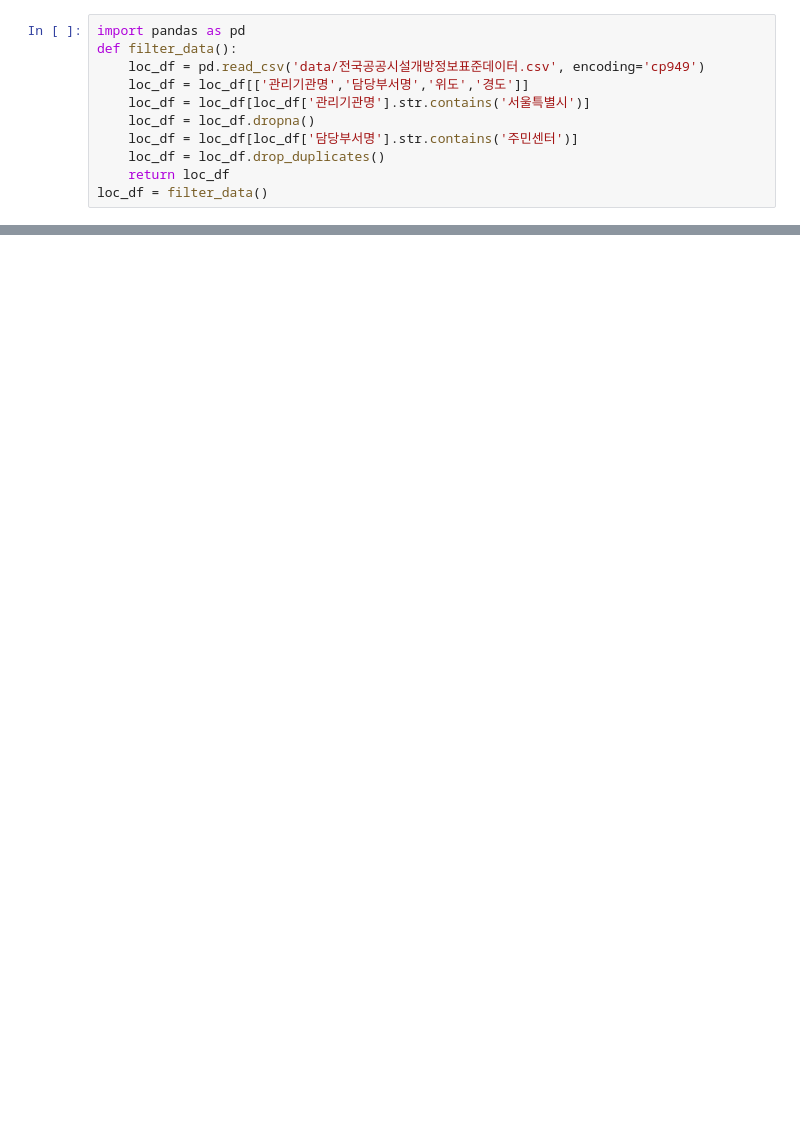
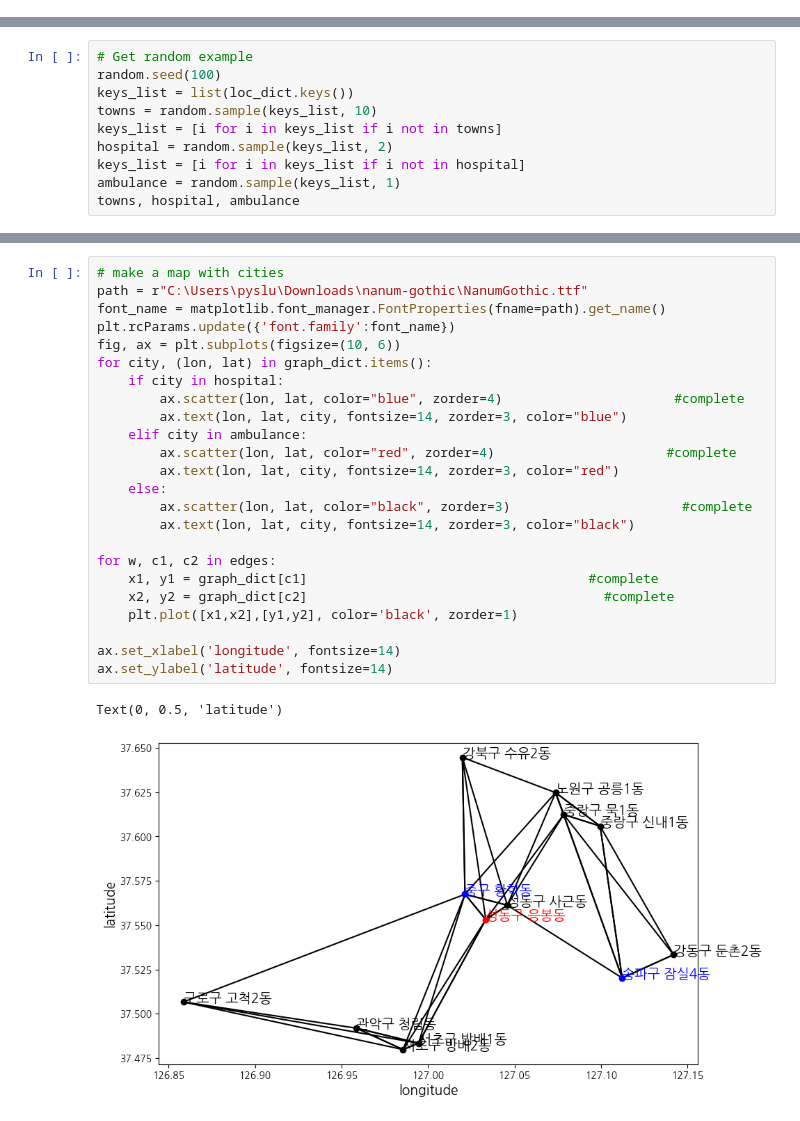
Before and after one commit to YunseolPark/MathematicalOptimization-EmergencyResponse, a Jupyter notebook: emergency_response_time_traffic.ipynb, the cells around one changed output, grey strips where cells are left out. Saved outputs shown, nothing was run; the diff lists cells and outputs as text; blank space fills up the shorter version.

Commit message:
Made an example (13 nodes), plotted the map, and generated a graph

```diff
--- a/emergency_response_time_traffic.ipynb
+++ b/emergency_response_time_traffic.ipynb
@@ -1,11 +0,0 @@
-# %%
-import pandas as pd
-def filter_data():
-    loc_df = pd.read_csv('data/전국공공시설개방정보표준데이터.csv', encoding='cp949')
-    loc_df = loc_df[['관리기관명','담당부서명','위도','경도']]
-    loc_df = loc_df[loc_df['관리기관명'].str.contains('서울특별시')]
-    loc_df = loc_df.dropna()
-    loc_df = loc_df[loc_df['담당부서명'].str.contains('주민센터')]
-    loc_df = loc_df.drop_duplicates()
-    return loc_df
-loc_df = filter_data()
@@ -25,0 +52,10 @@ loc_df = filter_data()
+# %%
+# Get random example
+random.seed(100)
+keys_list = list(loc_dict.keys())
+towns = random.sample(keys_list, 10)
+keys_list = [i for i in keys_list if i not in towns]
+hospital = random.sample(keys_list, 2)
+keys_list = [i for i in keys_list if i not in hospital]
+ambulance = random.sample(keys_list, 1)
+towns, hospital, ambulance
@@ -25,0 +122,27 @@ loc_df = filter_data()
+# %%
+# make a map with cities
+path = r"C:\Users\pyslu\Downloads\nanum-gothic\NanumGothic.ttf"
+font_name = matplotlib.font_manager.FontProperties(fname=path).get_name()
+plt.rcParams.update({'font.family':font_name})
+fig, ax = plt.subplots(figsize=(10, 6))
+for city, (lon, lat) in graph_dict.items():
+    if city in hospital:
+        ax.scatter(lon, lat, color="blue", zorder=4)                      #complete
+        ax.text(lon, lat, city, fontsize=14, zorder=3, color="blue")
+    elif city in ambulance:
+        ax.scatter(lon, lat, color="red", zorder=4)                      #complete
+        ax.text(lon, lat, city, fontsize=14, zorder=3, color="red")
+    else:
+        ax.scatter(lon, lat, color="black", zorder=3)                      #complete
+        ax.text(lon, lat, city, fontsize=14, zorder=3, color="black")
+
+for w, c1, c2 in edges:
+    x1, y1 = graph_dict[c1]                                    #complete
+    x2, y2 = graph_dict[c2]                                      #complete
+    plt.plot([x1,x2],[y1,y2], color='black', zorder=1)
+
+ax.set_xlabel('longitude', fontsize=14)
+ax.set_ylabel('latitude', fontsize=14)
+# %% [output]
+Text(0, 0.5, 'latitude')
+[figure, added]
```
Also changed, not shown: parts of 9 cells of this notebook, 1 other file.
